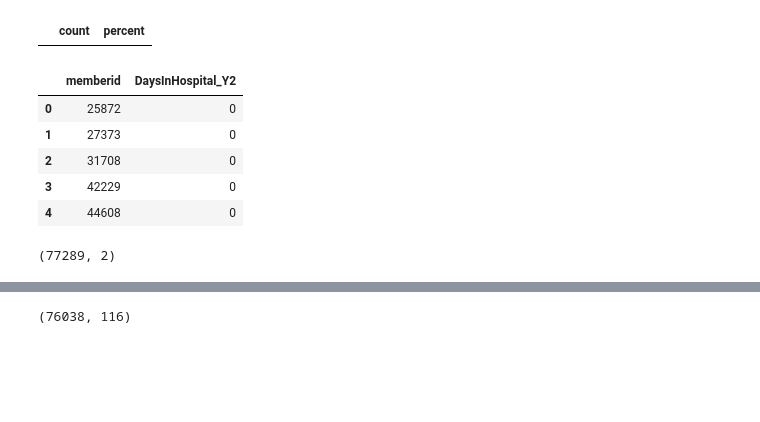
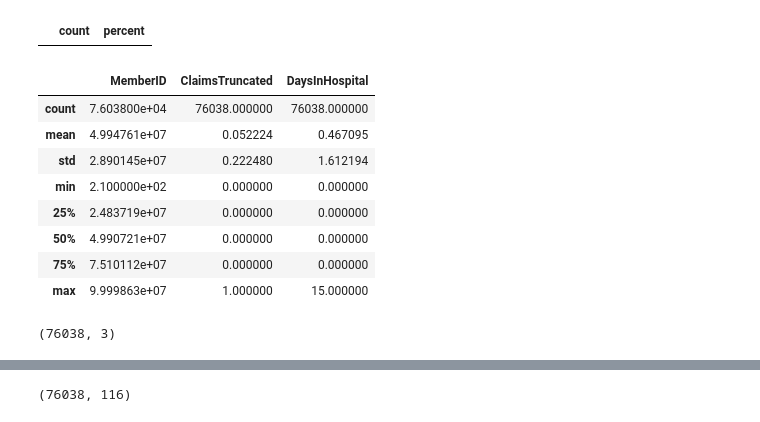
Before and after one commit to truongkhanhduy95/Heritage-Health-Prize, a Jupyter notebook: 1.data-preparation/merger.ipynb, the cells around one changed output, grey strips where cells are left out. Drawn from its saved outputs; the diff is of its cells as text; code cells hidden in the pictures; blank space fills up the shorter version.

```diff
--- a/1.data-preparation/merger.ipynb
+++ b/1.data-preparation/merger.ipynb
@@ -136,18 +136,21 @@ df_new_data.fillna(0, inplace=True)
 # %%
 df_new_data.to_csv('new-data/new_data.csv',index=False)
 # %%
-df_target = pd.read_csv('../data/DayInHospital_Y2.csv')
-df_target.head()
+df_target = pd.read_csv('../data/DaysInHospital_Y2.csv')
+df_target.describe()
 # %% [output]
-|  | memberid | DaysInHospital_Y2 |
-| 0 | 25872 | 0 |
-| 1 | 27373 | 0 |
-| 2 | 31708 | 0 |
-| 3 | 42229 | 0 |
-| 4 | 44608 | 0 |
+|  | MemberID | ClaimsTruncated | DaysInHospital |
+| count | 7.603800e+04 | 76038.000000 | 76038.000000 |
+| mean | 4.994761e+07 | 0.052224 | 0.467095 |
+| std | 2.890145e+07 | 0.222480 | 1.612194 |
+| min | 2.100000e+02 | 0.000000 | 0.000000 |
+| 25% | 2.483719e+07 | 0.000000 | 0.000000 |
+| 50% | 4.990721e+07 | 0.000000 | 0.000000 |
+| 75% | 7.510112e+07 | 0.000000 | 0.000000 |
+| max | 9.999863e+07 | 1.000000 | 15.000000 |
 # %%
 df_target.shape
 # %% [output]
-(77289, 2)
+(76038, 3)
 # %%
 df_data_Y1 = df_new_data[df_new_data['Year']=='Y1']
```
Also changed, not shown: parts of 7 cells of this notebook.
